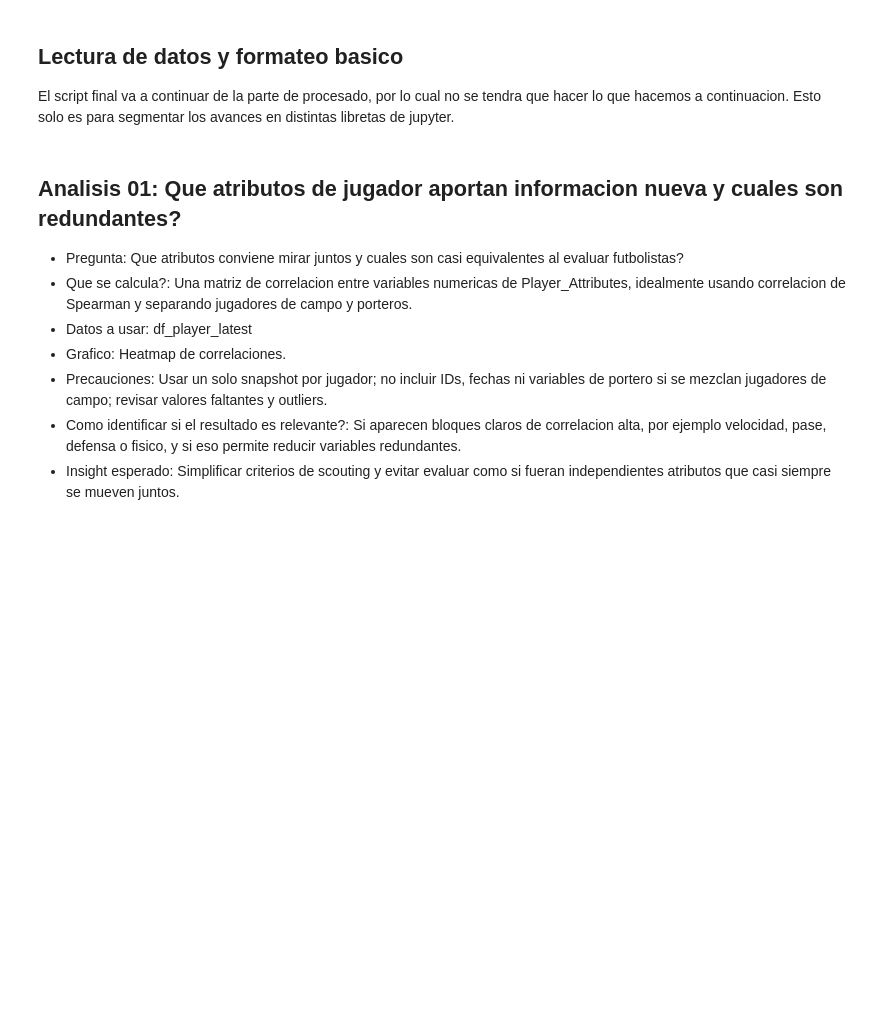
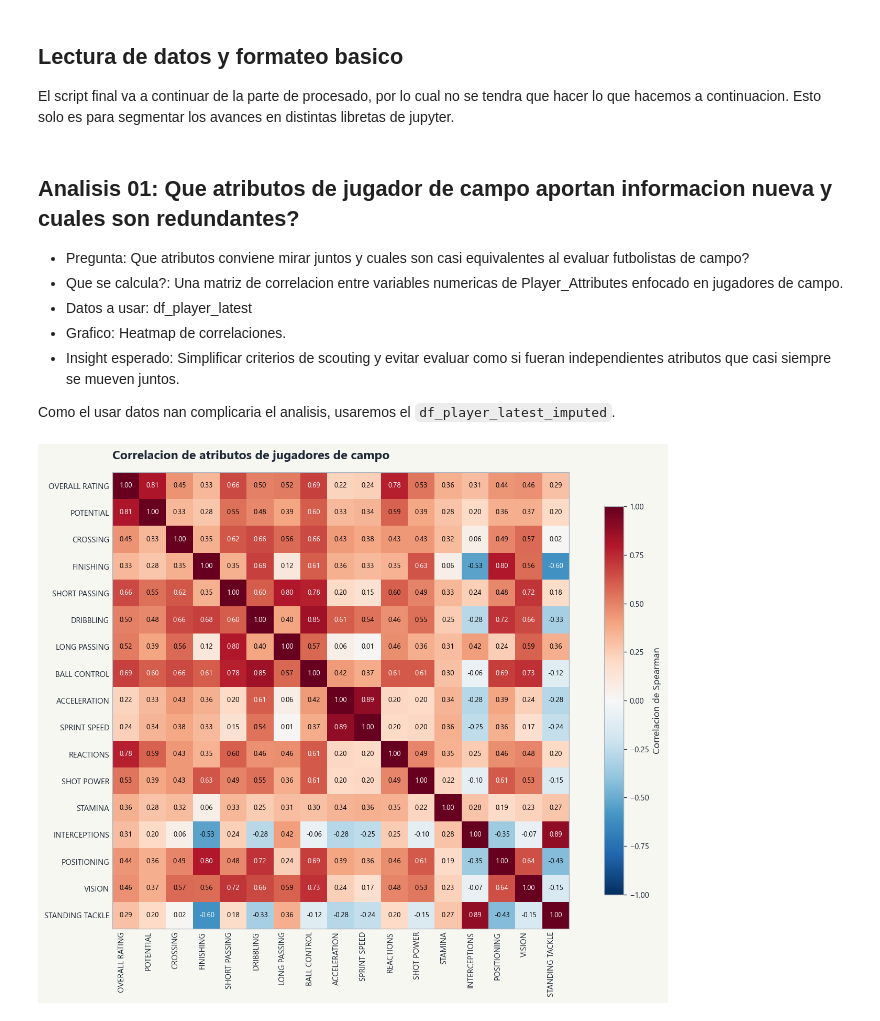
Before and after one commit to ianddln/Proyecto_Analisis_de_Datos, a Jupyter notebook: SCRIPTS/Libreta_graficos_y_analisis.ipynb, the cells around one changed output. Saved outputs shown, nothing was run; the diff lists cells and outputs as text; code cells hidden in the pictures; blank space fills up the shorter version.

```diff
--- a/SCRIPTS/Libreta_graficos_y_analisis.ipynb
+++ b/SCRIPTS/Libreta_graficos_y_analisis.ipynb
@@ -33,10 +76,67 @@ df_player_latest_imputed["BIRTHDAY"] = pd.to_datetime(df_player_latest_imputed["
 # %% [markdown]
-## Analisis 01: Que atributos de jugador aportan informacion nueva y cuales son redundantes?
+## Analisis 01: Que atributos de jugador de campo aportan informacion nueva y cuales son redundantes?
 
-- Pregunta: Que atributos conviene mirar juntos y cuales son casi equivalentes al evaluar futbolistas?
-- Que se calcula?: Una matriz de correlacion entre variables numericas de Player_Attributes, idealmente usando correlacion de Spearman y separando jugadores de campo y porteros.
+- Pregunta: Que atributos conviene mirar juntos y cuales son casi equivalentes al evaluar futbolistas de campo?
+- Que se calcula?: Una matriz de correlacion entre variables numericas de Player_Attributes enfocado en jugadores de campo.
 - Datos a usar: df_player_latest
 - Grafico: Heatmap de correlaciones.
-- Precauciones: Usar un solo snapshot por jugador; no incluir IDs, fechas ni variables de portero si se mezclan jugadores de campo; revisar valores faltantes y outliers.
-- Como identificar si el resultado es relevante?: Si aparecen bloques claros de correlacion alta, por ejemplo velocidad, pase, defensa o fisico, y si eso permite reducir variables redundantes.
 - Insight esperado: Simplificar criterios de scouting y evitar evaluar como si fueran independientes atributos que casi siempre se mueven juntos.
+
+Como el usar datos nan complicaria el analisis, usaremos el `df_player_latest_imputed`.
+# %%
+# Nos quedamos solo con jugadores de campo
+df_outfield = df_player_latest_imputed.copy()
+df_outfield = df_outfield[df_outfield["PLAYER_TYPE"] == "OUTFIELD"]
+
+# Seleccionamos atributos relevantes para jugadores de campo
+cols = [
+    "OVERALL_RATING",
+    "POTENTIAL",
+    "CROSSING",
+    "FINISHING",
+    "SHORT_PASSING",
+    "DRIBBLING",
+    "LONG_PASSING",
+    "BALL_CONTROL",
+    "ACCELERATION",
+    "SPRINT_SPEED",
+    "REACTIONS",
+    "SHOT_POWER",
+    "STAMINA",
+    "INTERCEPTIONS",
+    "POSITIONING",
+    "VISION",
+    "STANDING_TACKLE"
+]
+
+# Calculamos la matriz de correlacion
+df_corr = df_outfield[cols].copy()
+corr = df_corr.corr(method = "spearman")
+
+# Preparamos labels mas limpios para el grafico
+labels = [col.replace("_", " ") for col in corr.columns]
+
+# Graficamos el heatmap
+fig, ax = plt.subplots(figsize = (12, 9))
+im = ax.imshow(corr.values, cmap = CMAP_CORR, vmin = -1, vmax = 1)
+
+ax.set_xticks(np.arange(len(labels)))
+ax.set_yticks(np.arange(len(labels)))
+ax.set_xticklabels(labels, rotation = 90, ha = "right")
+ax.set_yticklabels(labels)
+
+for i in range(len(labels)):
+    for j in range(len(labels)):
+        value = corr.values[i, j]
+        color = "white" if abs(value) >= 0.60 else "black"
+        text = ax.text(j, i, f"{value:.2f}", ha = "center", va = "center", color = color, fontsize = 8)
+
+ax.set_title("Correlacion de atributos de jugadores de campo", loc = "left", pad = 15)
+ax.tick_params(length = 0)
+cbar = plt.colorbar(im, ax = ax, shrink=0.85)
+cbar.set_label("Correlacion de Spearman")
+
+fig.tight_layout()
+plt.show()
+# %% [output]
+[figure, added]
```
Also changed, not shown: parts of 7 cells of this notebook, 2 other files.
